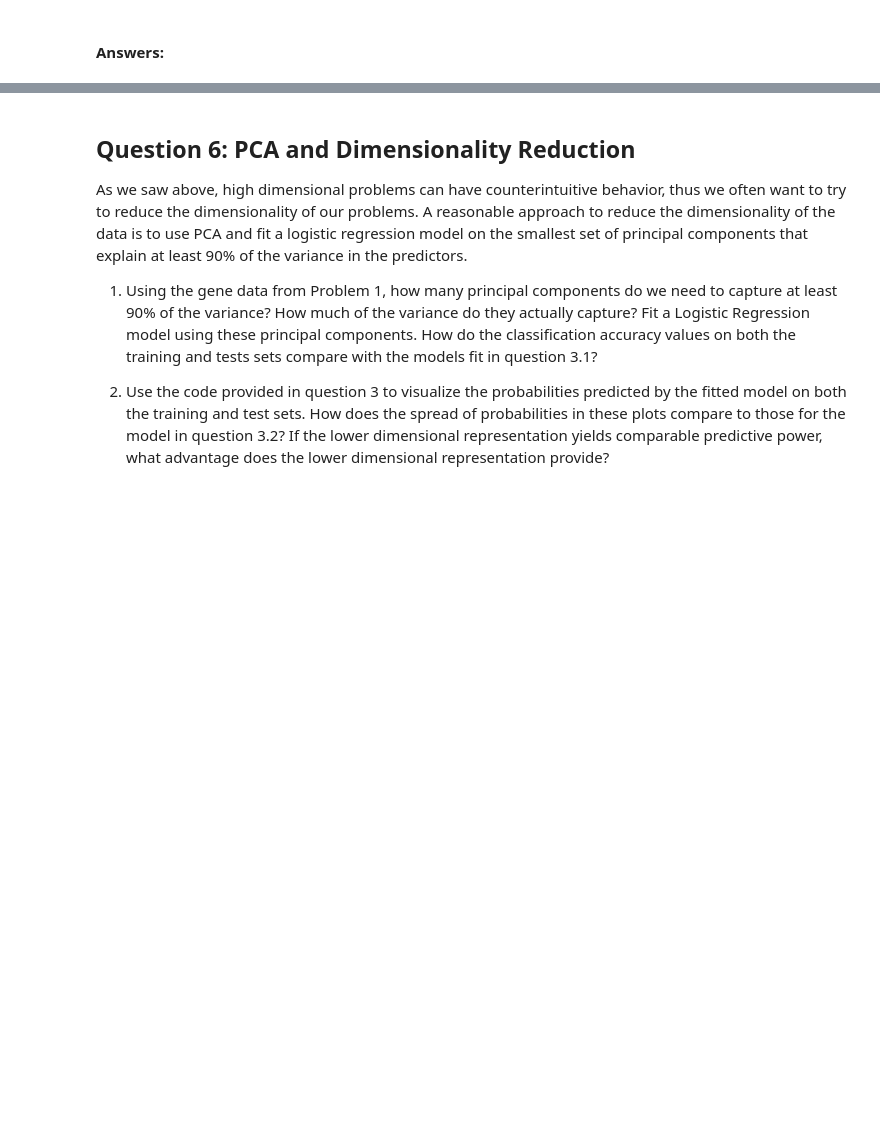
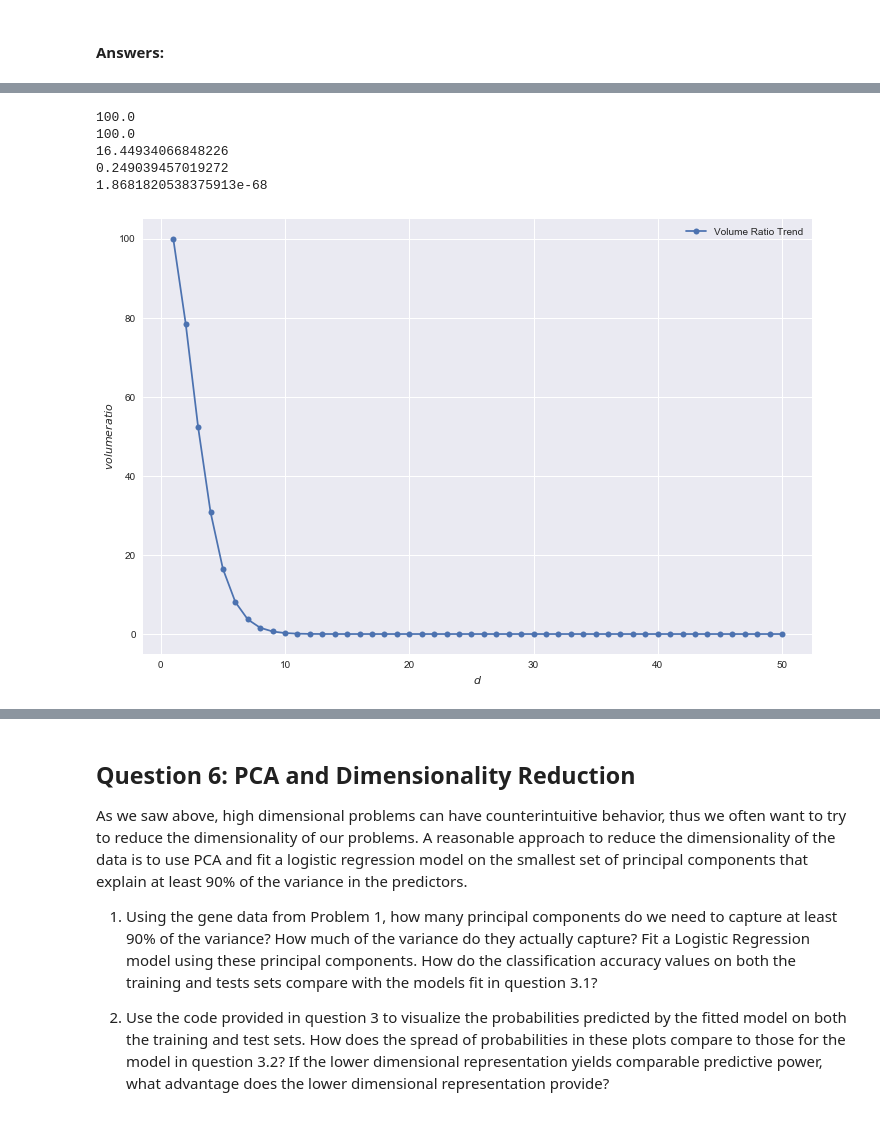
Before and after one commit to karanbhandarkar/CSCIS-109a-IntroductionToDataScience, a Jupyter notebook: Week 5/HW5/cs109_hw5.ipynb, the cells around one changed output, grey strips where cells are left out. Cells and saved outputs as stored; diff of their text form; code cells hidden in the pictures; blank space fills up the shorter version.

```diff
--- a/Week 5/HW5/cs109_hw5.ipynb
+++ b/Week 5/HW5/cs109_hw5.ipynb
@@ -422,0 +423,26 @@ Your answer here
+# %%
+# your code here
+for d in [1,5,10,50]:
+    print(V_s(d) * 100 / V_c(d))
+# %% [output]
+100.0
+100.0
+16.44934066848226
+0.249039457019272
+1.8681820538375913e-68
+# %%
+'''
+5.3: Using the functions provided, create a plot of how the volume ratio changes as a function of  d.
+'''
+vol_ratio = []
+x_grid = np.arange(50)+1
+for d in x_grid:
+    vol_ratio.append(V_s(d) * 100 / V_c(d))
+
+fig, ax = plt.subplots(1,1, figsize=(12,8))
+ax.plot(x_grid, vol_ratio, '.-', ms=12, label="Volume Ratio Trend")
+ax.set_xlabel(r'$d$')
+ax.set_ylabel(r'$volume ratio$')
+ax.legend();
+# %% [output]
+[figure, added]
```
Also changed, not shown: parts of 13 cells of this notebook.
